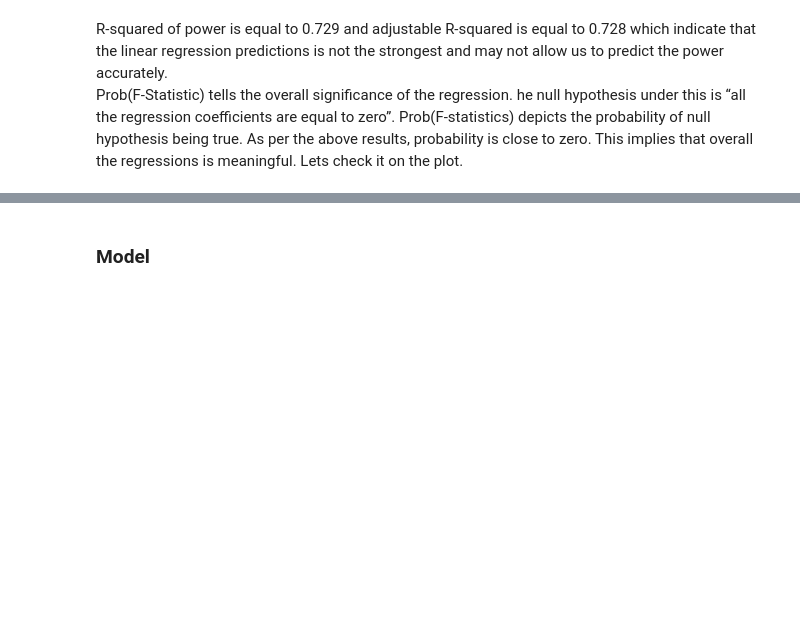
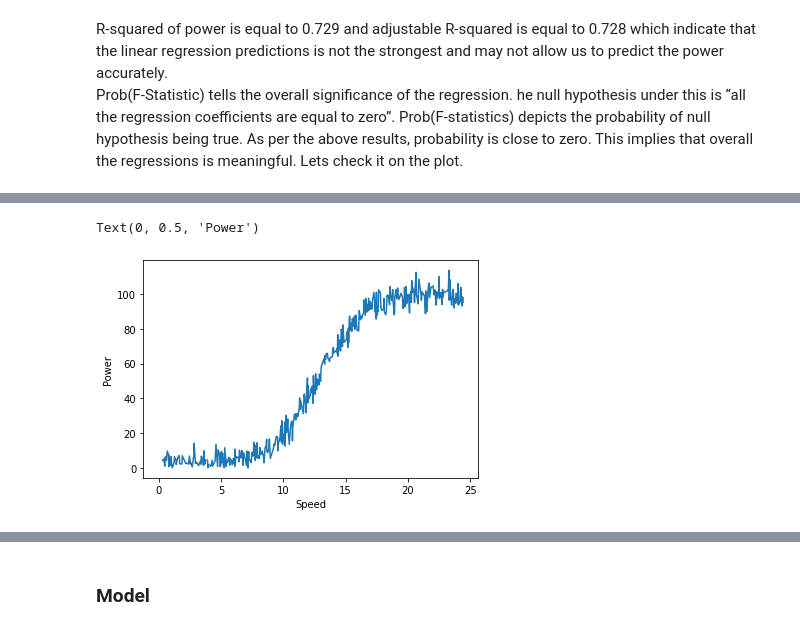
Before and after one commit to KatarzynaConnell/MachineLearn_Project2020, a Jupyter notebook: MachineLearn_Project2020.ipynb, the cells around one changed output, grey strips where cells are left out. Saved outputs shown, nothing was run; the diff lists cells and outputs as text; code cells hidden in the pictures; blank space fills up the shorter version.

```diff
--- a/MachineLearn_Project2020.ipynb
+++ b/MachineLearn_Project2020.ipynb
@@ -119,0 +125,4 @@ plt.show()
+# %%
+nx = newdf[['speed']]
+# %%
+ny = newdf[['power']]
@@ -119,0 +145,8 @@ plt.show()
+# %%
+#Check if power output zero is removed from the regression
+plt.plot(nx,ny,9)
+plt.xlabel('Speed')
+plt.ylabel('Power')
+# %% [output]
+Text(0, 0.5, 'Power')
+[figure, added]
```
Also changed, not shown: parts of 18 cells of this notebook.
